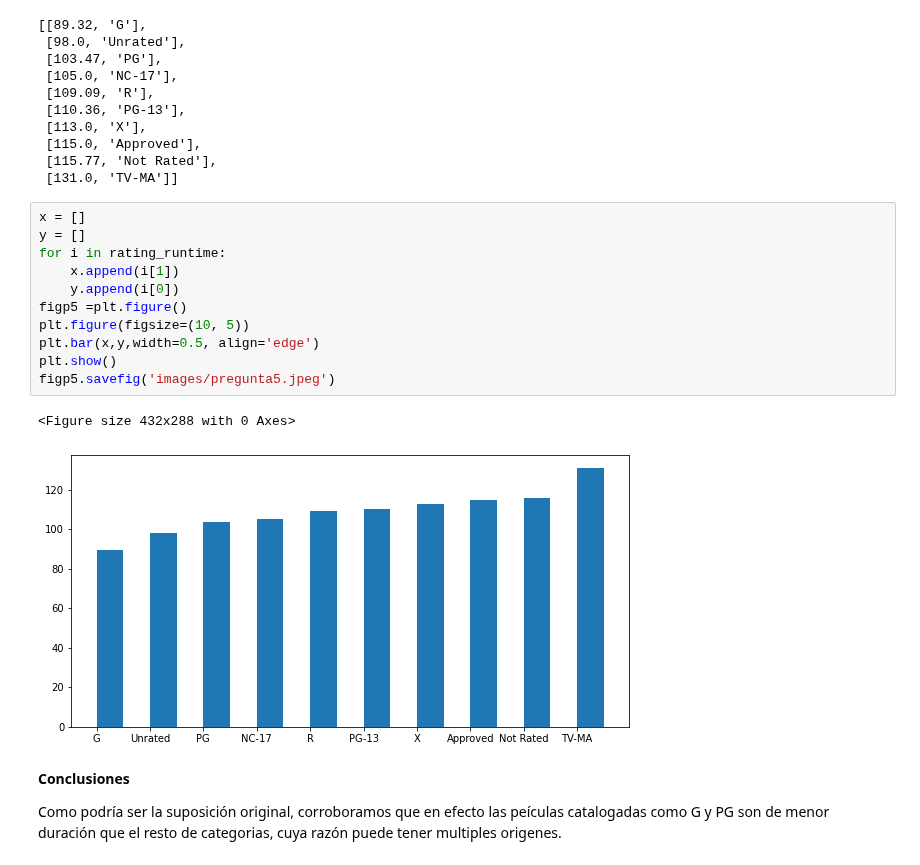
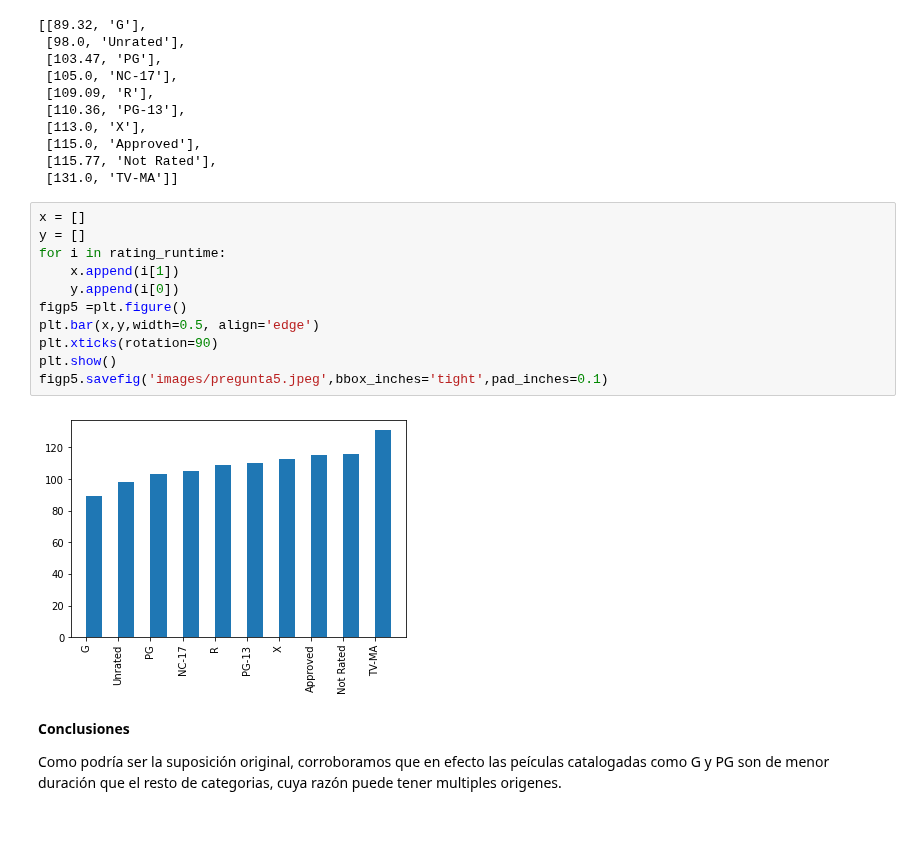
Before and after one commit to Facundo-Sanabria/Data-Analytics-Projects, a Jupyter notebook: Movie Industry/main.ipynb, the cells around one changed output. Cells and saved outputs as stored; diff of their text form; blank space fills up the shorter version.

```diff
--- a/Movie Industry/main.ipynb
+++ b/Movie Industry/main.ipynb
@@ -722,17 +722,16 @@ rating_runtime
 # %%
 x = []
 y = []
 for i in rating_runtime:
     x.append(i[1])
     y.append(i[0])
 figp5 =plt.figure()
-plt.figure(figsize=(10, 5))
 plt.bar(x,y,width=0.5, align='edge')
+plt.xticks(rotation=90)
 plt.show()
-figp5.savefig('images/pregunta5.jpeg')
+figp5.savefig('images/pregunta5.jpeg',bbox_inches='tight',pad_inches=0.1)
 # %% [output]
-<Figure size 432x288 with 0 Axes>
-[figure, old version]
+[figure, new version]
 # %% [markdown]
 <b>Conclusiones</b>
 
```
Also changed, not shown: 6 other files.
